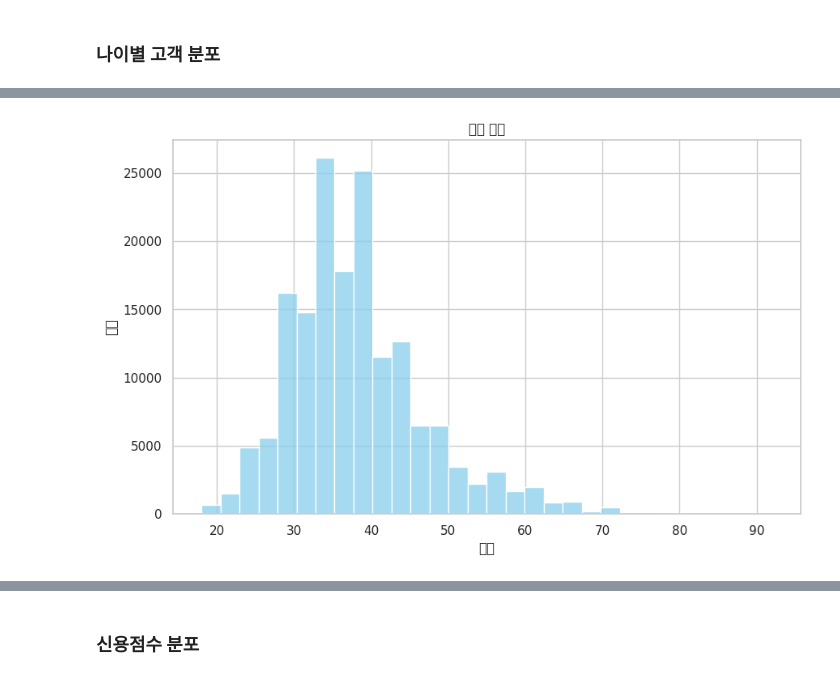
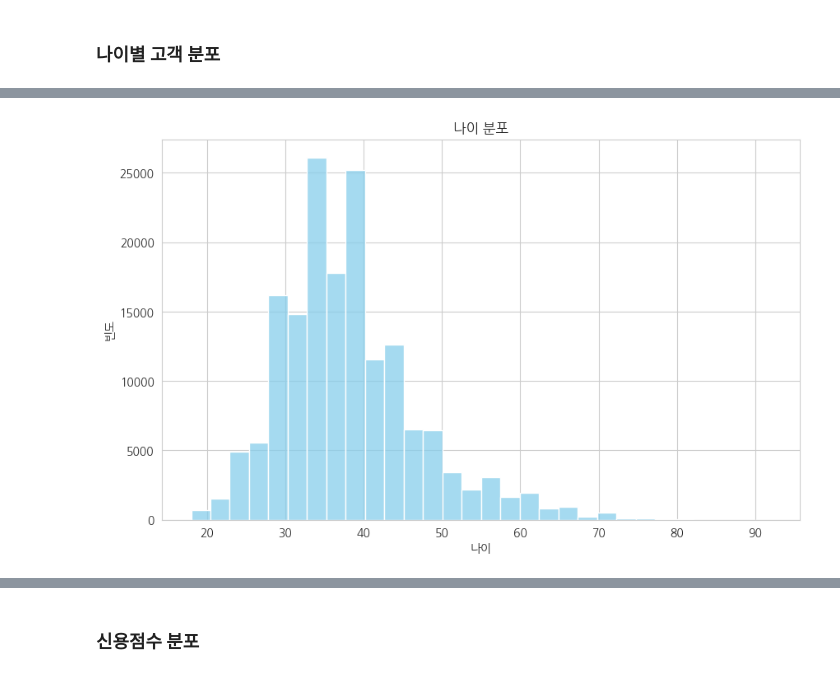
Before and after one commit to suhyeon0325/TIL, a Jupyter notebook: kaggle_240115.ipynb, the cells around one changed output, grey strips where cells are left out. Cells and saved outputs as stored; diff of their text form; code cells hidden in the pictures.

```diff
--- a/kaggle_240115.ipynb
+++ b/kaggle_240115.ipynb
@@ -96,0 +135,31 @@ WARNING:matplotlib.font_manager:findfont: Font family 'NanumSquare' not found.
+# %%
+import matplotlib.pyplot as plt
+import matplotlib.font_manager as fm
+
+# 한글 폰트 설정
+plt.rcParams['font.family'] = 'NanumGothic'
+plt.rcParams['axes.unicode_minus'] = False
+
+# 그래프 사이즈 설정
+plt.figure(figsize=(10, 7))
+
+# 카운트 플롯 생성
+ax = sns.countplot(x='Gender', data=data, palette=['skyblue', 'salmon'])
+
+# 각 막대에 데이터 레이블 추가 (레이블 위치 조정)
+for p in ax.patches:
+    height = p.get_height()
+    ax.annotate(f'{height}', (p.get_x() + p.get_width() / 2., height),
+                ha='center', va='center', fontsize=12, color='black', xytext=(0, 10),
+                textcoords='offset points')
+
+# 제목 및 레이블 설정
+plt.title('성별 고객 분포', fontsize=15, fontweight='bold')
+plt.xlabel('성별', fontsize=13)
+plt.ylabel('고객 수', fontsize=13)
+
+# 배경 스타일 설정
+sns.set_style("whitegrid")
+
+# 그래프 표시
+plt.show()
@@ -97,6 +168,13 @@ WARNING:matplotlib.font_manager:findfont: Font family 'NanumSquare' not found.
 # %% [markdown]
 ### 나이별 고객 분포
 # %%
+import matplotlib.pyplot as plt
+import matplotlib.font_manager as fm
+
+# 한글 폰트 설정
+plt.rcParams['font.family'] = 'NanumGothic'
+plt.rcParams['axes.unicode_minus'] = False
+
 # 나이 분포
 plt.figure(figsize=(10, 6))
 sns.histplot(data['Age'], bins=30, color='skyblue')
@@ -125 +186 @@ WARNING:matplotlib.font_manager:findfont: Font family 'NanumSquare' not found.
-[figure, old version]
+[figure, new version]
```
Also changed, not shown: parts of 29 cells of this notebook.
